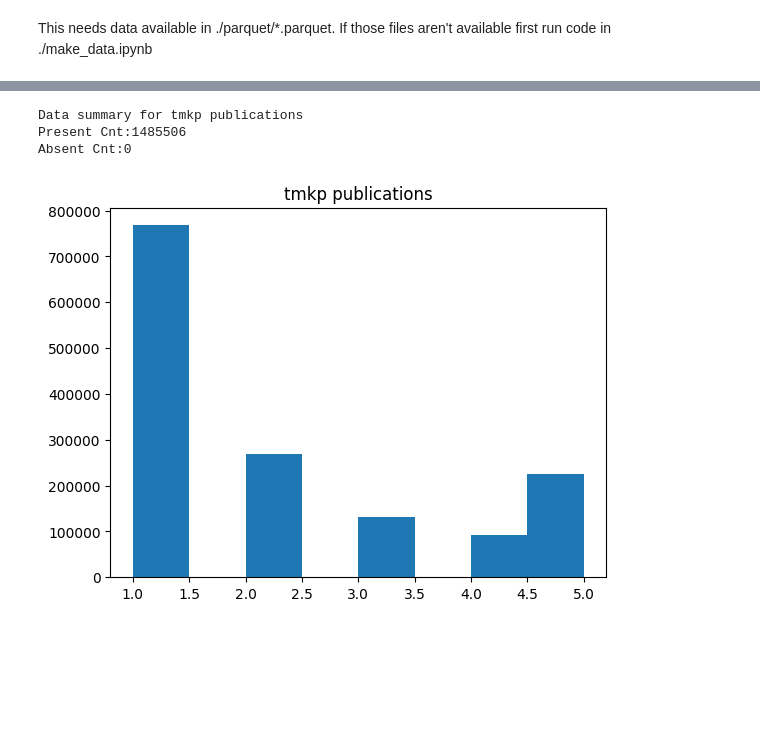
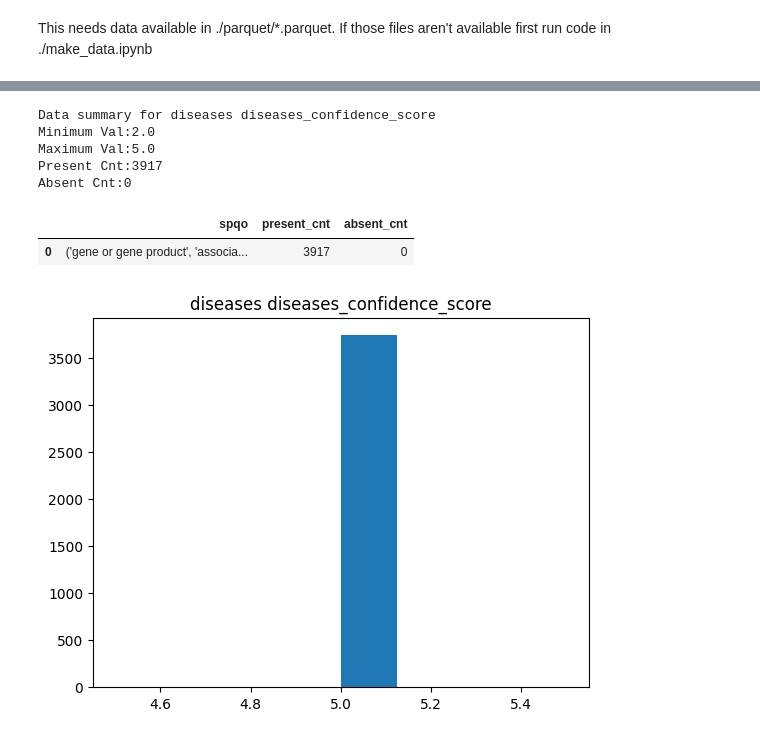
Before and after one commit to DnlRKorn/histogram_for_sept26_hackathon, a Jupyter notebook: make_hist_from_data.ipynb, the cells around one changed output, grey strips where cells are left out. Drawn from its saved outputs; the diff is of its cells as text; code cells hidden in the pictures; blank space fills up the shorter version.

```diff
--- a/make_hist_from_data.ipynb
+++ b/make_hist_from_data.ipynb
@@ -45,23 +68,33 @@ def getPresentAbsentCnts(dataset_name):
         dreader = csv.DictReader(f)
         for d in dreader:
             if((d["ingest_name"]==ingest_name) and (d["prop_name"]==prop)):
-                return f"Data summary for {ingest_name} {prop}\nPresent Cnt:{d["present_cnt"]}\nAbsent Cnt:{d["absent_cnt"]}"
+                s = getSeriesForDataset(dataset_name)
+                max_val = s.max()
+                min_val = s.min()
+                print(f"Data summary for {ingest_name} {prop}\nMinimum Val:{min_val}\nMaximum Val:{max_val}\nPresent Cnt:{d["present_cnt"]}\nAbsent Cnt:{d["absent_cnt"]}")
+    df = pd.read_csv(f"histogram_for_sept26_hackathon/data/seen_absent_indiv/{dataset_name}_cnts.csv")
+    return df
 # %%
-# @title User Input for Histogram Generation
+# @title User Input for Histogram Generation {single-column:true}
 # @markdown Forms support many types of fields.
 
 num_bins = 20 # @param {type: "number"}
 log_bin_size = False # @param {type:"boolean"}
 log_bin_height = False # @param {type:"boolean"}
-dataset = "tmkp-publications"  # @param ['alliance-publications', 'bindingdb-publications', 'chembl-has_confidence_score', 'chembl-publications', 'cohd-has_confidence_score', 'ctd-adjusted_p_value', 'ctd-p_value', 'ctd-publications', 'dakp-number_of_cases', 'dakp-publications', 'dgidb-dgidb_evidence_score', 'dgidb-dgidb_interaction_score', 'dgidb-publications', 'diseases-diseases_confidence_score', 'drugcentral-publications', 'gene2phenotype-gene2phenotype_confidence_category', 'gene2phenotype-publications', 'go_cam-publications', 'goa-has_evidence_of_type', 'goa-publications', 'gtopdb-publications', 'hpoa-has_evidence_of_type', 'hpoa-publications', 'intact-publications', 'pubtator-publications', 'semmeddb-publications', 'signor-has_confidence_score', 'signor-publications', 'tmkp-evidence_count', 'tmkp-publications']
+prune_outlier_method = "IQR" # @param ["Keep_Outliers","IQR","Z_Score_3stdevs","Z_Score_5stdevs"]
+dataset = "diseases-diseases_confidence_score"  # @param ['alliance-publications', 'bindingdb-publications', 'chembl-has_confidence_score', 'chembl-publications', 'cohd-has_confidence_score', 'ctd-adjusted_p_value', 'ctd-p_value', 'ctd-publications', 'dakp-number_of_cases', 'dakp-publications', 'dgidb-dgidb_evidence_score', 'dgidb-dgidb_interaction_score', 'dgidb-publications', 'diseases-diseases_confidence_score', 'drugcentral-publications', 'gene2phenotype-gene2phenotype_confidence_category', 'gene2phenotype-publications', 'go_cam-publications', 'goa-has_evidence_of_type', 'goa-publications', 'gtopdb-publications', 'hpoa-has_evidence_of_type', 'hpoa-publications', 'intact-publications', 'pubtator-publications', 'semmeddb-publications', 'signor-has_confidence_score', 'signor-publications', 'tmkp-evidence_count', 'tmkp-publications']
 # @markdown ---
 
 #print(dataset)
 pq_path = os.path.join("histogram_for_sept26_hackathon","data","parquet",dataset+".parquet")
-handleInputAndData(pq_path,8,log_bin_size,log_bin_height)
-print(getPresentAbsentCnts(dataset))
+handleInputAndData(dataset,8,log_bin_size,log_bin_height,prune_outlier_method)
+getPresentAbsentCnts(dataset)
 # %% [output]
-Data summary for tmkp publications
-Present Cnt:1485506
+Data summary for diseases diseases_confidence_score
+Minimum Val:2.0
+Maximum Val:5.0
+Present Cnt:3917
 Absent Cnt:0
+|  | spqo | present_cnt | absent_cnt |
+| 0 | ('gene or gene product', 'associa... | 3917 | 0 |
-[figure, old version]
+[figure, new version]
```
Also changed, not shown: parts of 15 cells of this notebook.
